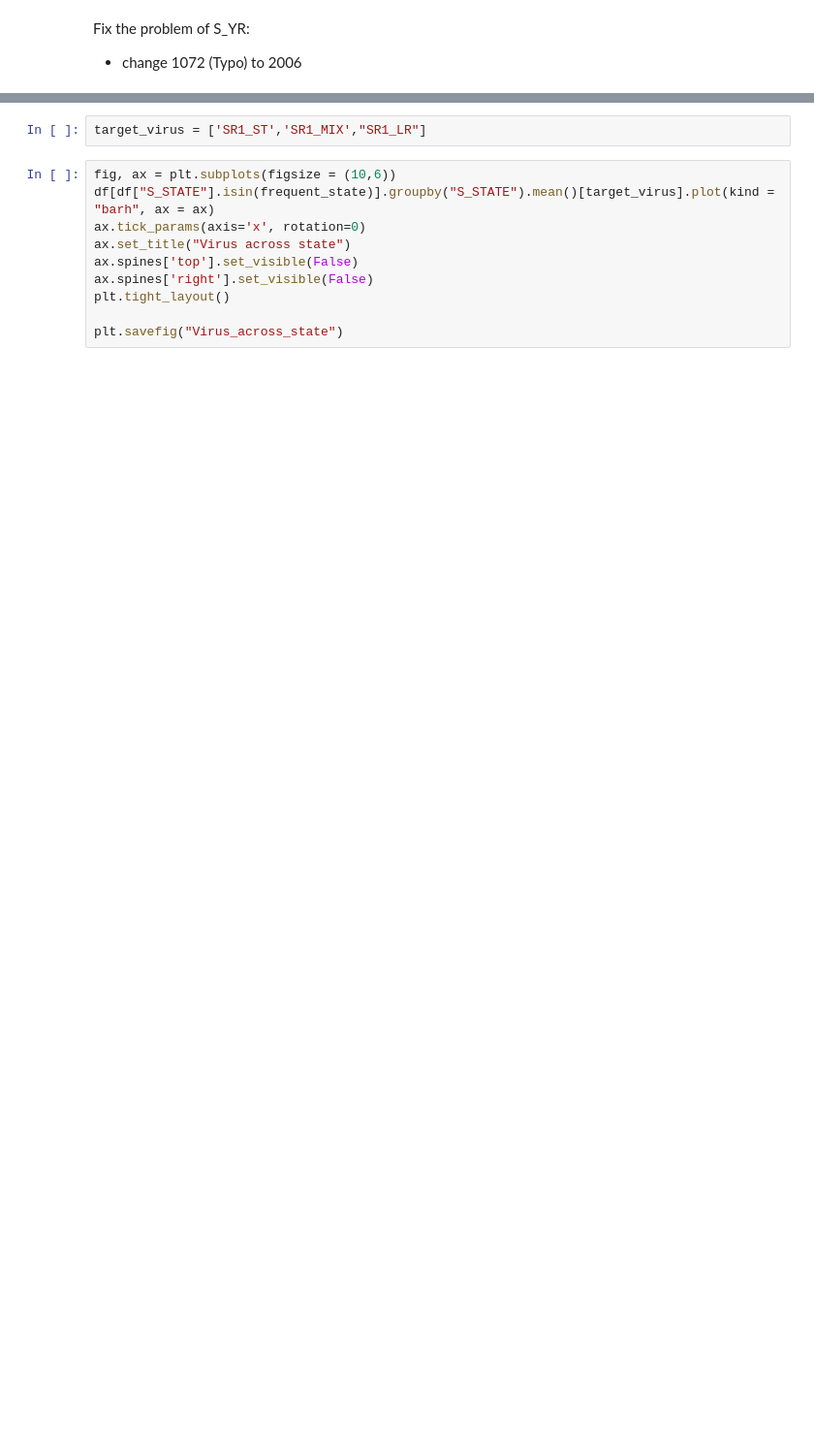
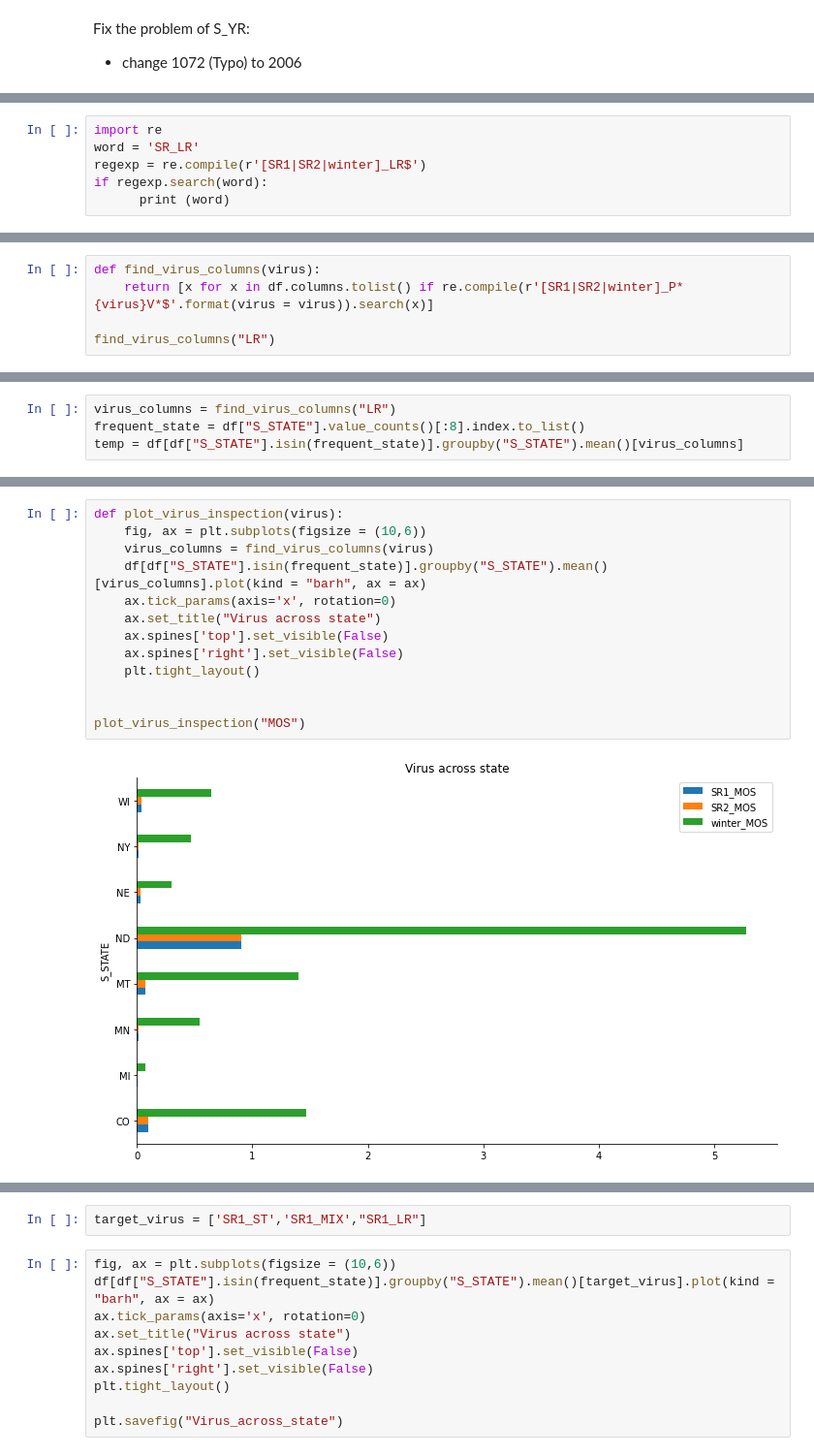
Before and after one commit to solislemuslab/potato-seed-cert, a Jupyter notebook: data_cleaning2.ipynb, the cells around one changed output, grey strips where cells are left out. Shown at 97% size. Drawn from its saved outputs; the diff is of its cells as text; blank space fills up the shorter version.

```diff
--- a/data_cleaning2.ipynb
+++ b/data_cleaning2.ipynb
@@ -193,0 +510,6 @@ df.loc[:, (df.columns.str.contains("SR2")) | (df.columns.str.contains("SR1")) ]
+# %%
+import re
+word = 'SR_LR'
+regexp = re.compile(r'[SR1|SR2|winter]_LR$')
+if regexp.search(word):
+      print (word)
@@ -193,0 +518,5 @@ df.loc[:, (df.columns.str.contains("SR2")) | (df.columns.str.contains("SR1")) ]
+# %%
+def find_virus_columns(virus):
+    return [x for x in df.columns.tolist() if re.compile(r'[SR1|SR2|winter]_P*{virus}V*$'.format(virus = virus)).search(x)]
+
+find_virus_columns("LR")
@@ -193,0 +560,4 @@ df.loc[:, (df.columns.str.contains("SR2")) | (df.columns.str.contains("SR1")) ]
+# %%
+virus_columns = find_virus_columns("LR")
+frequent_state = df["S_STATE"].value_counts()[:8].index.to_list()
+temp = df[df["S_STATE"].isin(frequent_state)].groupby("S_STATE").mean()[virus_columns]
@@ -194,3 +622,18 @@ df.loc[:, (df.columns.str.contains("SR2")) | (df.columns.str.contains("SR1")) ]
+# %%
+def plot_virus_inspection(virus):
+    fig, ax = plt.subplots(figsize = (10,6))
+    virus_columns = find_virus_columns(virus)
+    df[df["S_STATE"].isin(frequent_state)].groupby("S_STATE").mean()[virus_columns].plot(kind = "barh", ax = ax)
+    ax.tick_params(axis='x', rotation=0)
+    ax.set_title("Virus across state")
+    ax.spines['top'].set_visible(False)
+    ax.spines['right'].set_visible(False)
+    plt.tight_layout()
+
+
+plot_virus_inspection("MOS")
+# %% [output]
+[figure, added]
 # %%
 frequent_state = df["S_STATE"].value_counts()[:8].index.to_list()
 frequent_state
```
Also changed, not shown: parts of 58 cells of this notebook, 5 other files.
